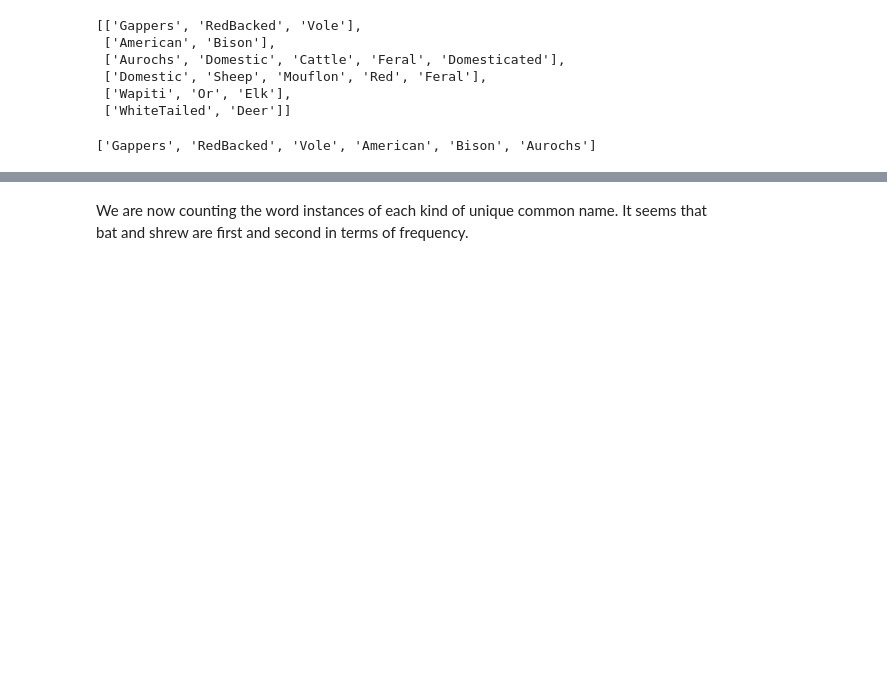
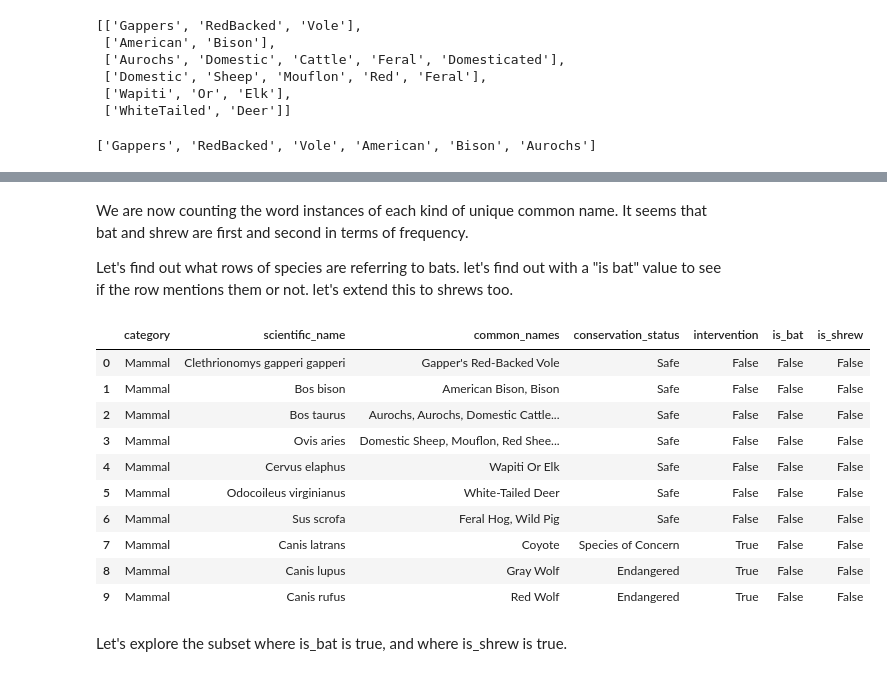
Before and after one commit to RacerBeats/portfolio-project--biodiversity_starter, a Jupyter notebook: biodiversity.ipynb, the cells around one changed output, grey strips where cells are left out. Saved outputs shown, nothing was run; the diff lists cells and outputs as text; code cells hidden in the pictures; blank space fills up the shorter version.

```diff
--- a/biodiversity.ipynb
+++ b/biodiversity.ipynb
@@ -295,2 +295,22 @@ pd.DataFrame(set(wrd_count), columns =['Word', 'Count']).sort_values("Count", as
 # %% [markdown]
 We are now counting the word instances of each kind of unique common name. It seems that bat and shrew are first and second in terms of frequency.
+
+Let's find out what rows of species are referring to bats. let's find out with a "is bat" value to see if the row mentions them or not. let's extend this to shrews too.
+# %%
+species_info['is_bat'] = species_info.common_names.str.contains(r"\bBat\b", regex = True)
+species_info['is_shrew'] = species_info.common_names.str.contains(r"\bShrew\b", regex = True)
+species_info.head(10)
+# %% [output]
+|  | category | scientific_name | common_names | conservation_status | intervention | is_bat | is_shrew |
+| 0 | Mammal | Clethrionomys gapperi gapperi | Gapper's Red-Backed Vole | Safe | False | False | False |
+| 1 | Mammal | Bos bison | American Bison, Bison | Safe | False | False | False |
+| 2 | Mammal | Bos taurus | Aurochs, Aurochs, Domestic Cattle... | Safe | False | False | False |
+| 3 | Mammal | Ovis aries | Domestic Sheep, Mouflon, Red Shee... | Safe | False | False | False |
+| 4 | Mammal | Cervus elaphus | Wapiti Or Elk | Safe | False | False | False |
+| 5 | Mammal | Odocoileus virginianus | White-Tailed Deer | Safe | False | False | False |
+| 6 | Mammal | Sus scrofa | Feral Hog, Wild Pig | Safe | False | False | False |
+| 7 | Mammal | Canis latrans | Coyote | Species of Concern | True | False | False |
+| 8 | Mammal | Canis lupus | Gray Wolf | Endangered | True | False | False |
+| 9 | Mammal | Canis rufus | Red Wolf | Endangered | True | False | False |
+# %% [markdown]
+Let's explore the subset where is_bat is true, and where is_shrew is true.
```
Also changed, not shown: parts of 12 cells of this notebook, 1 other file.
